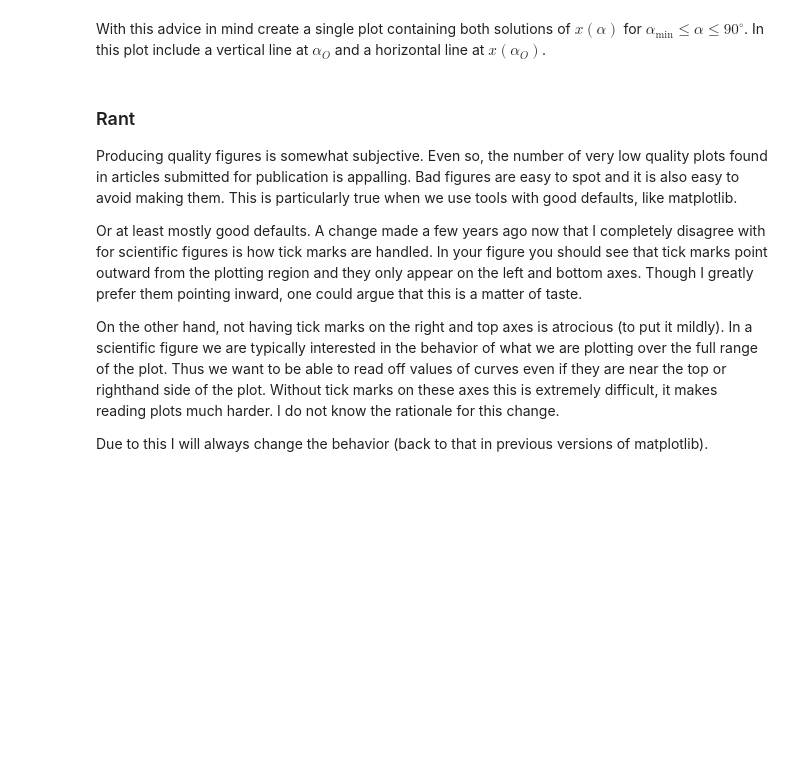
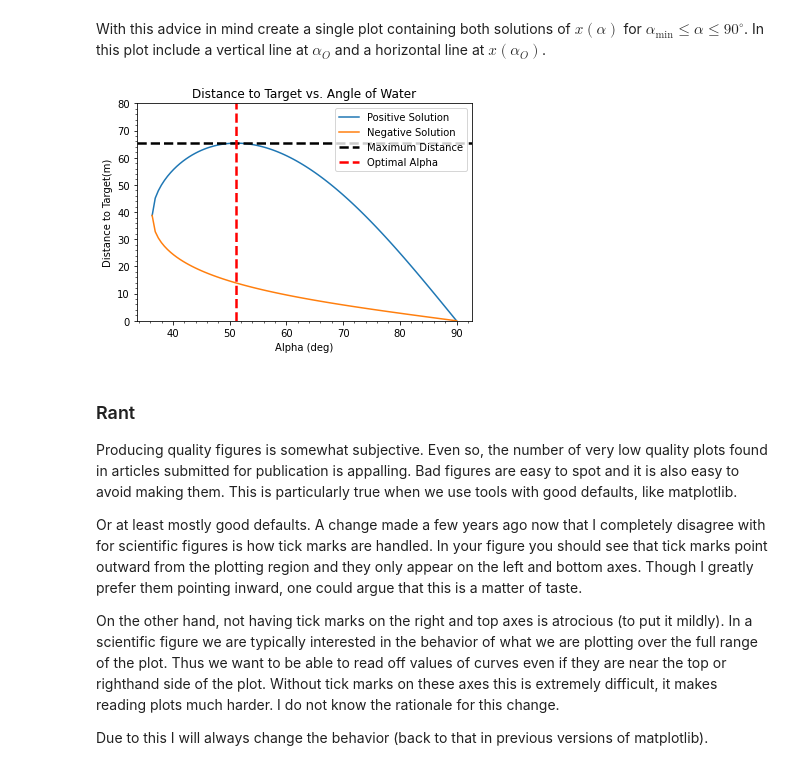
Before and after one commit to Rjames13/p250-spring-2022, a Jupyter notebook: labs/Lab01.ipynb, the cells around one changed output. Cells and saved outputs as stored; diff of their text form; code cells hidden in the pictures; blank space fills up the shorter version.

```diff
--- a/labs/Lab01.ipynb
+++ b/labs/Lab01.ipynb
@@ -169,2 +165,14 @@ YOUR ANSWER HERE
 # %% [markdown]
 Based on what we found above, we see that there is a *minimum* angle that can lead to a physical solution. Calculate and print the value of this minimum angle, $\alpha_{\mathrm{min}}$.  Also store this value as we will use it later.  (Recall that we prefer to see angles in degrees, but the computer does not.  We should always print values in human readable forms and should always print out units.)
+# %%
+def minalpha(alpha, h=14.25, v=28.2):
+    """ Function that isolates the expression under the square root that limits the valid angles that give a solution
+    Input: alpha= angle in degrees
+    h= height in m
+    v= velocity in m/s
+    Ouput: Value of the expression under the square root"""
+    alpha= (np.pi/180)*(alpha)
+    return (np.cos(alpha)**2)*(np.sin(alpha)**2)- ((19.6*h)/(v**2))*(np.cos(alpha)**2)
+
+alpha_min= spo.bisect(minalpha, 0, 40)
+print("The minimum angle that will produce an answer is", alpha_min, "degrees.")
@@ -176,0 +183,3 @@ opt.bisect(optimal_alpha,10,55,args=(14.25,28.2,1))
+# %%
+(optalpha, info)= spo.bisect(optimal_alpha, 50, 55, args=(14.25, 28.2, 1), full_output= True)
+print("The optimal angle is", optalpha, "degrees, and the corresponding maximum distance is", xalpha(optalpha, 14.25, 28.2,1), "m.")
@@ -187,6 +198,23 @@ Here are some general rules to follow.  There are, of course, exceptions to thes
 4. There are many other things that can be done to polish figures.  We have already discussed using `minorticks_on`.  Another minor polishing is that I often find the default line thickness to be too small.  This can be changed using the `linewidth` or `lw` keyword to `plot`.
 # %% [markdown]
 With this advice in mind create a single plot containing both solutions of $x(\alpha)$ for $\alpha_{\mathrm{min}}\le\alpha\le 90^\circ$.  In this plot include a vertical line at $\alpha_O$ and a horizontal line at $x(\alpha_O)$.
+# %%
+fig= plt.figure()
+ax= fig.add_subplot(1,1,1)
+alpha= np.linspace(alpha_min, 90, 100)
+ax.plot(alpha, xalpha(alpha, 14.25, 28.2, 1), label= "Positive Solution")
+ax.plot(alpha, xalpha(alpha, 14.25, 28.2, -1), label="Negative Solution")
+
+ax.set_xlabel("Alpha (deg)")
+ax.set_ylabel("Distance to Target(m)")
+ax.set_title("Distance to Target vs. Angle of Water")
+plt.axhline(y=xalpha(optalpha, 14.25, 28.2,1), color='k', ls='--', label= "Maximum Distance", lw=2.5)
+plt.axvline(x=optalpha, color='r', ls='--', label="Optimal Alpha", lw=2.5)
+plt.ylim(0, 80)
+plt.legend()
+plt.minorticks_on()
+# %% [output]
+[figure, added]
 # %% [markdown]
 ### Rant
 
```
Also changed, not shown: parts of 22 cells of this notebook, 1 other file.
